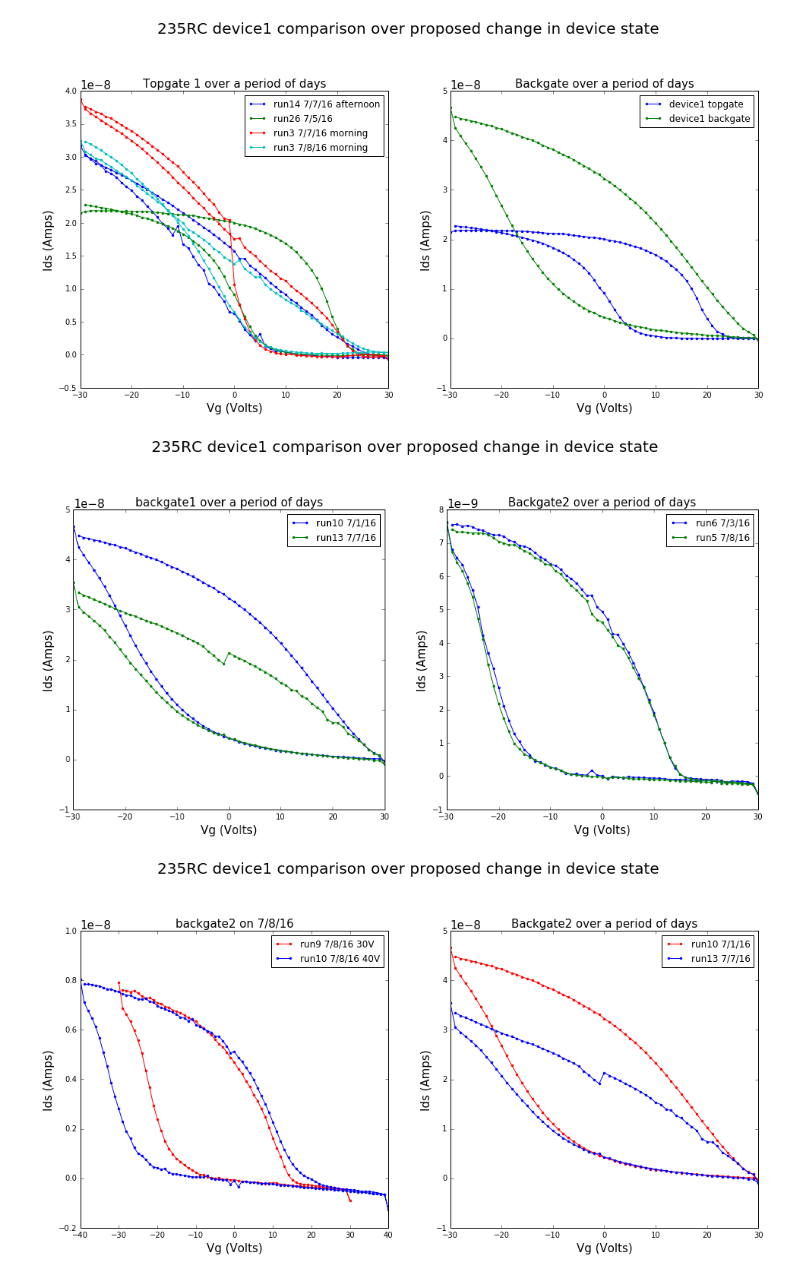
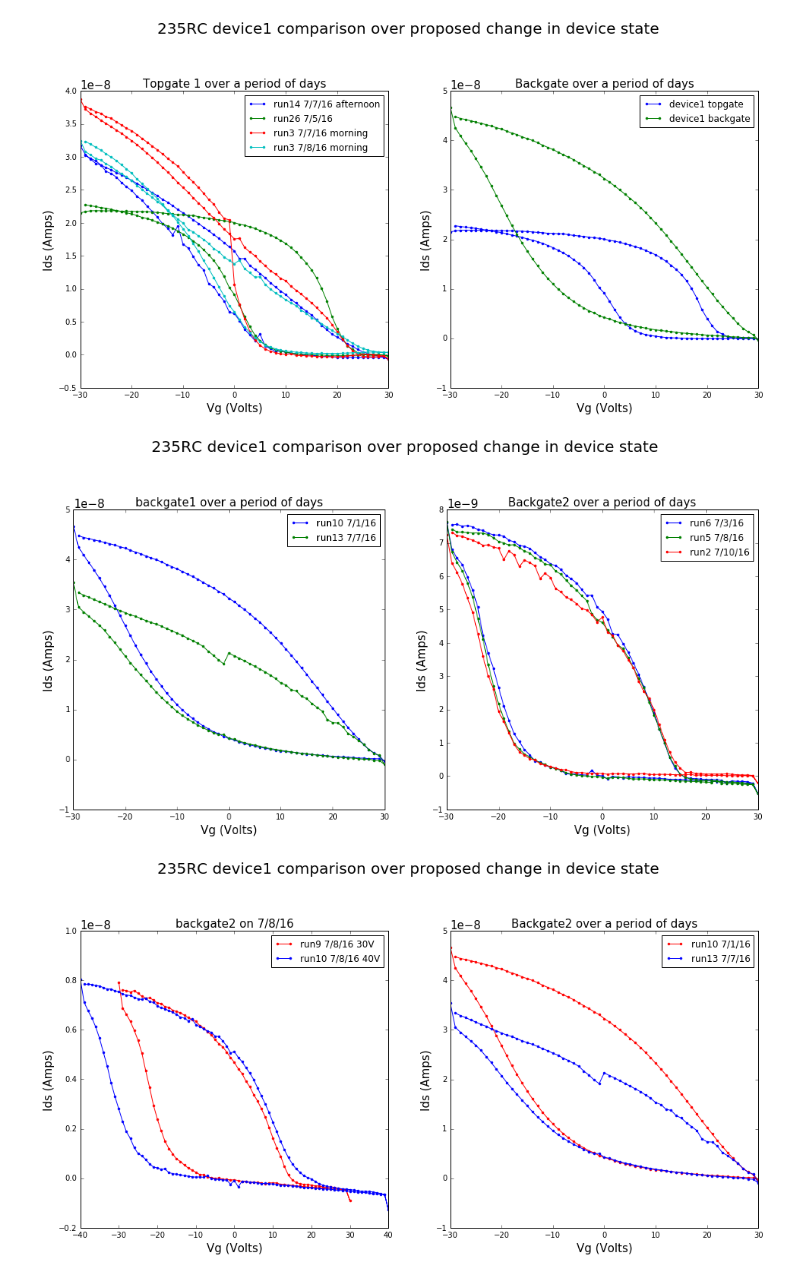
Before and after one commit to leobrowning92/slo-data-analysis, a Jupyter notebook: 235RC_analysis1_backgate.ipynb, the cells around one changed output. Saved outputs shown, nothing was run; the diff lists cells and outputs as text; code cells hidden in the pictures.

```diff
--- a/235RC_analysis1_backgate.ipynb
+++ b/235RC_analysis1_backgate.ipynb
@@ -80,6 +85,8 @@ def plotsweepstop(ax,paths,title,labels="",colors=''):
             ax.plot(data[:,0],data[:,1],".-",label=path[40:40+path[40:].find('u')])
         elif len(labels)==len(paths)==len(colors):
             ax.plot(data[:,0],data[:,1],".-",label=labels[paths.index(path)],color=colors[paths.index(path)])
+        elif len(labels)==len(paths):
+            ax.plot(data[:,0],data[:,1],".-",label=labels[paths.index(path)])
         else:
             print("Missmatch between labels and plots")
     ax.set_xlabel("Vg (Volts)",fontsize=15)
@@ -503,37 +510,38 @@ def plotsweepstop(ax,paths,title,labels=""):
 paths1=[
     "235RC/235RC_pin06-10_VgIds_Vds10mV_Vg30updown_2016-07-03_run6.txt",
     "235RC/235RC_pin06-10_VgIds_Vds10mV_Vg30updown_2016-07-08_run5.txt",
+    "235RC/235RC_pin06-10_VgIds_Vds10mV_Vg30updown_2016-07-10_run2.txt"
 
 ]
 paths2=[
     "235RC/235RC_pin03-13_VgIds_Vds10mV_Vg30updown_2016-07-01_run10.txt",
     "235RC/235RC_pin03-13_VgIds_Vds10mV_Vg30updown_2016-07-07_run13.txt"
 ]
-labels1=["run6 7/3/16","run5 7/8/16"]
+labels1=["run6 7/3/16","run5 7/8/16","run2 7/10/16"]
 labels2=["run10 7/1/16","run13 7/7/16"]
 # listdir=os.listdir("235RC/")
 # for path in listdir:
 #     if "2016-07-07" in path :
 #         if "VgIds" in path and "Vg30" in path    :
 #             paths1.append(os.path.join("235RC",path))
 #         elif "VgIds" in path and "Vtop30" and "pin1" in path:
 #             paths2.append(os.path.join("235RC",path))
 
 # print(paths1,paths2)
 
 fig=plt.figure(figsize=(16,7))
 ax1=plt.subplot(121)
 plotsweepstop(ax1,paths2,"backgate1 over a period of days",labels=labels2)
 ax2=plt.subplot(122)
 plotsweepstop(ax2,paths1,"Backgate2 over a period of days",labels=labels1)
 
 fig.suptitle("235RC device1 comparison over proposed change in device state",fontsize=20,y=1.08)
 offset_text = ax1.yaxis.get_offset_text()
 offset_text.set_size(15)
 offset_text = ax2.yaxis.get_offset_text()
 offset_text.set_size(15)
 # %% [output]
-[figure, old version]
+[figure, new version]
 # %%
 
 
```
Also changed, not shown: parts of 6 cells of this notebook, 29 other files.
